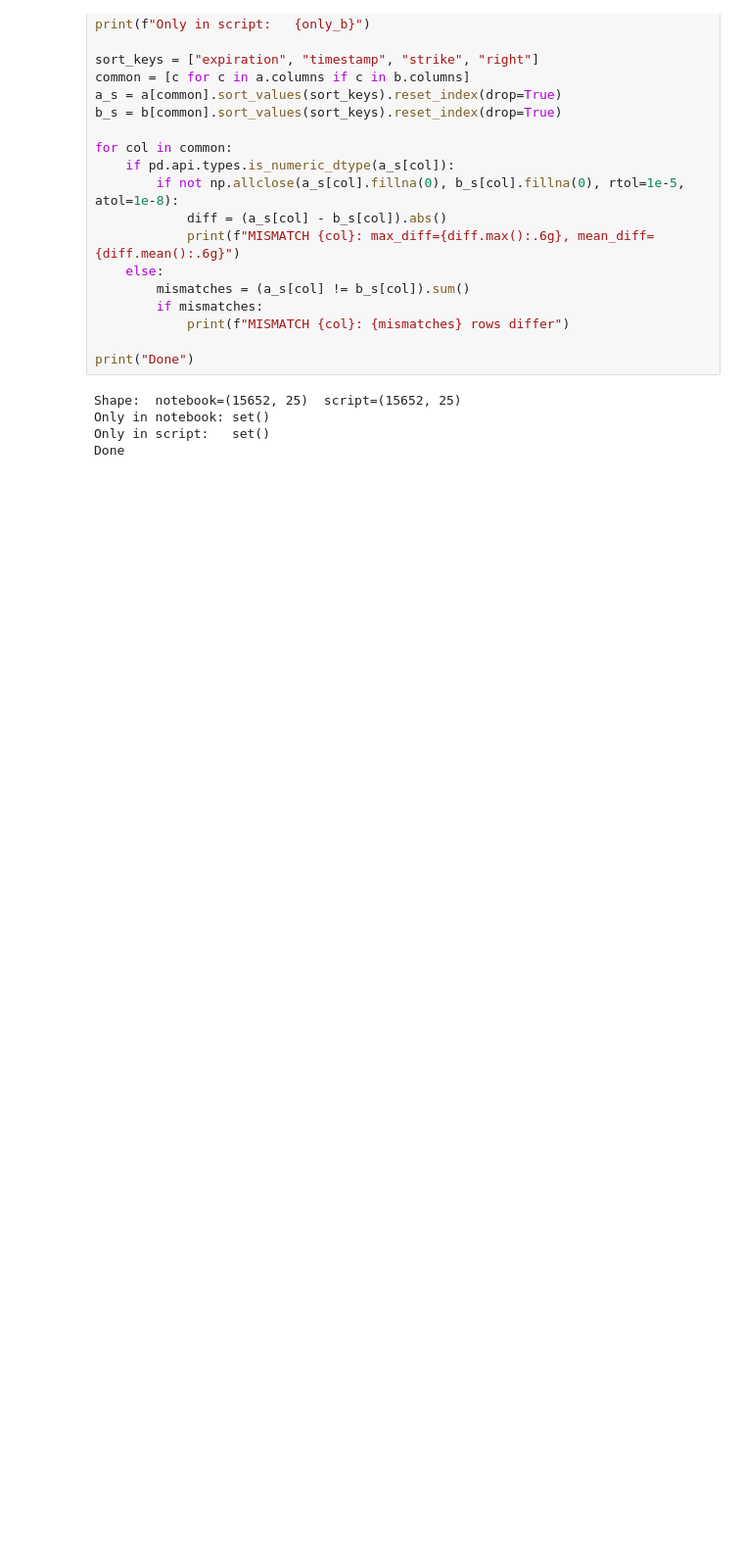
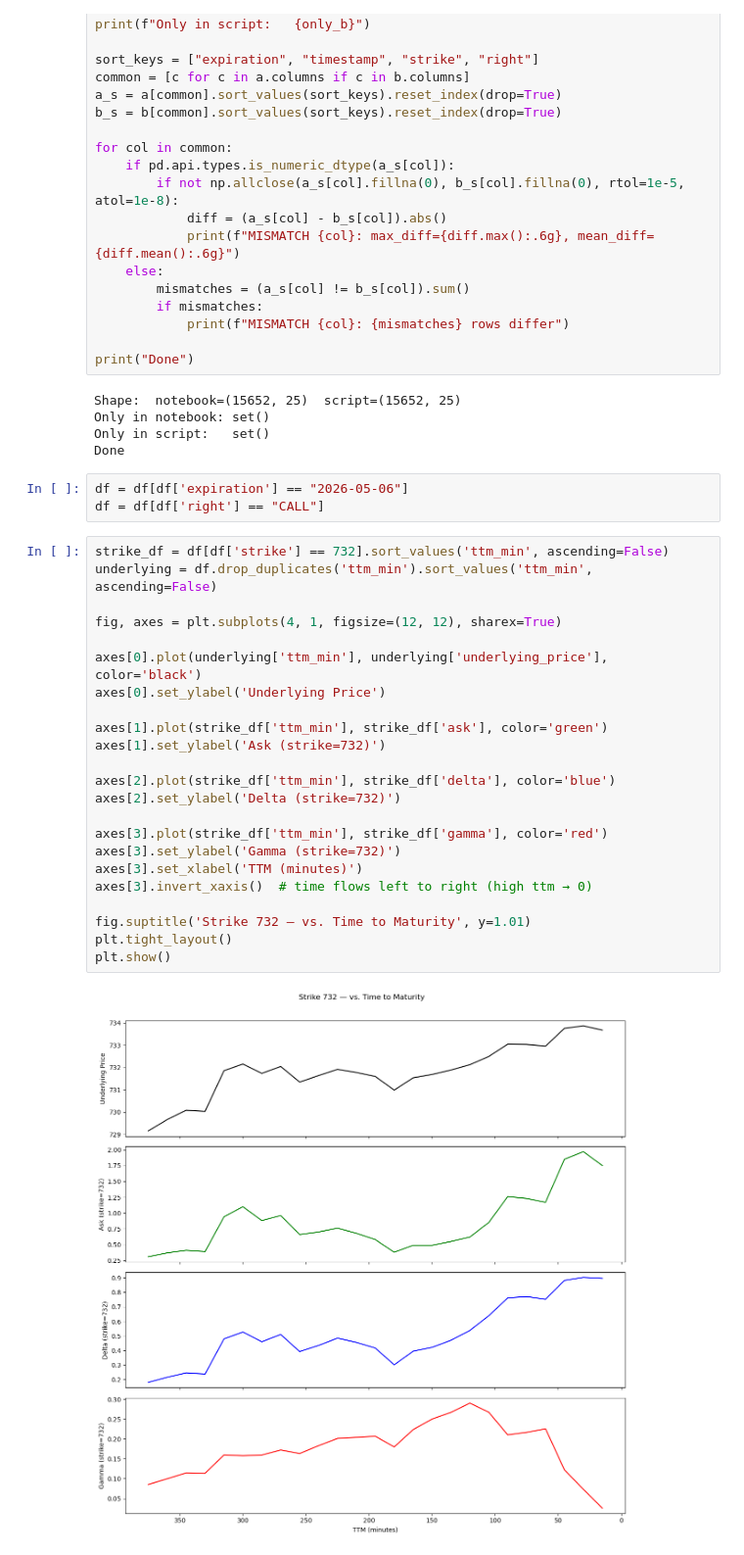
Before and after one commit to lezhou6/0dte-options-strategy, a Jupyter notebook: notebooks/04_calculate_gamma.ipynb, the cells around one changed output. Shown at 98% size. Saved outputs shown, nothing was run; the diff lists cells and outputs as text; blank space fills up the shorter version.

Commit message:
add a simple visualization of underlying price, ask, delta, gamma w.r.t. time to maturity

```diff
--- a/notebooks/04_calculate_gamma.ipynb
+++ b/notebooks/04_calculate_gamma.ipynb
@@ -233,3 +233,31 @@ Shape:  notebook=(15652, 25)  script=(15652, 25)
 Only in notebook: set()
 Only in script:   set()
 Done
+# %%
+df = df[df['expiration'] == "2026-05-06"]
+df = df[df['right'] == "CALL"]
+# %%
+strike_df = df[df['strike'] == 732].sort_values('ttm_min', ascending=False)
+underlying = df.drop_duplicates('ttm_min').sort_values('ttm_min', ascending=False)
+
+fig, axes = plt.subplots(4, 1, figsize=(12, 12), sharex=True)
+
+axes[0].plot(underlying['ttm_min'], underlying['underlying_price'], color='black')
+axes[0].set_ylabel('Underlying Price')
+
+axes[1].plot(strike_df['ttm_min'], strike_df['ask'], color='green')
+axes[1].set_ylabel('Ask (strike=732)')
+
+axes[2].plot(strike_df['ttm_min'], strike_df['delta'], color='blue')
+axes[2].set_ylabel('Delta (strike=732)')
+
+axes[3].plot(strike_df['ttm_min'], strike_df['gamma'], color='red')
+axes[3].set_ylabel('Gamma (strike=732)')
+axes[3].set_xlabel('TTM (minutes)')
+axes[3].invert_xaxis()  # time flows left to right (high ttm → 0)
+
+fig.suptitle('Strike 732 — vs. Time to Maturity', y=1.01)
+plt.tight_layout()
+plt.show()
+# %% [output]
+[figure, added]
```
Also changed, not shown: 1 other file.
